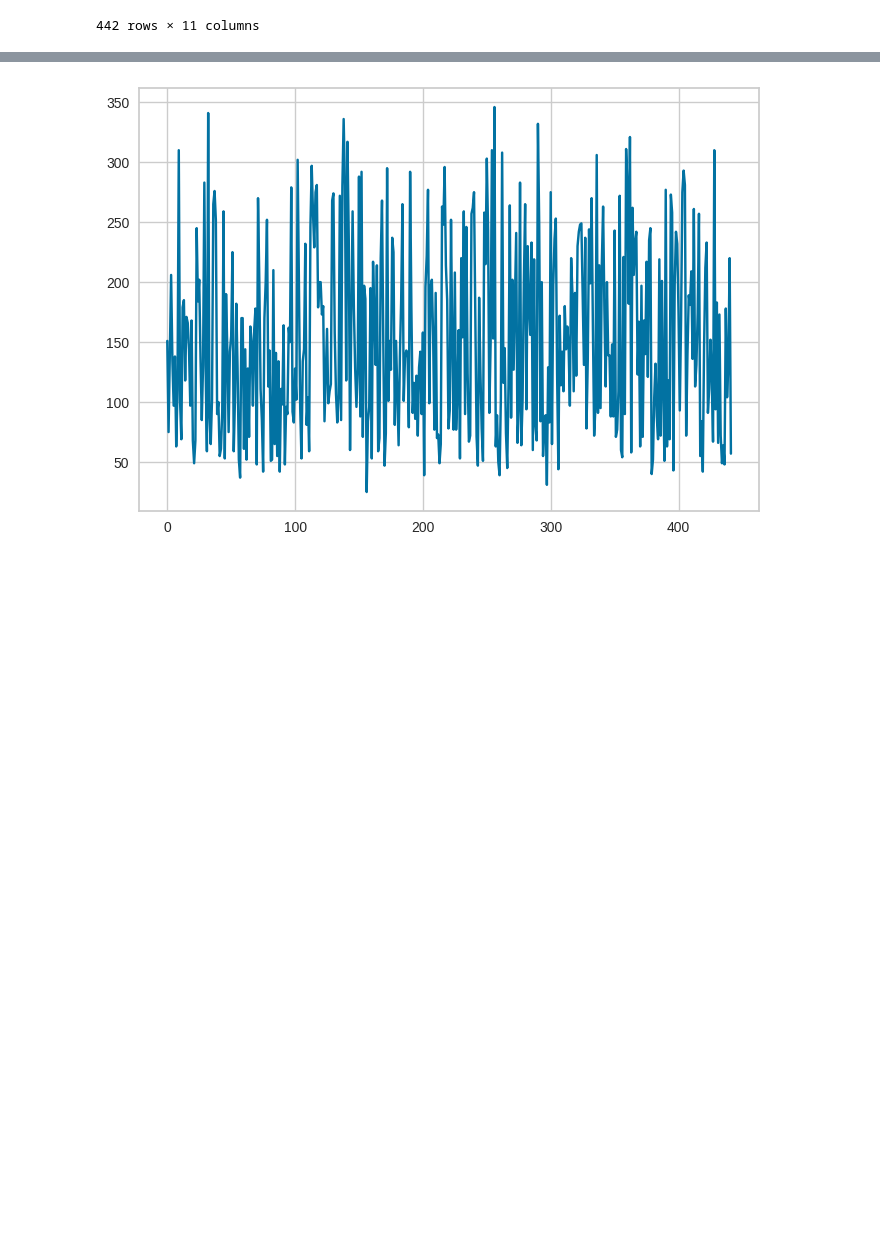
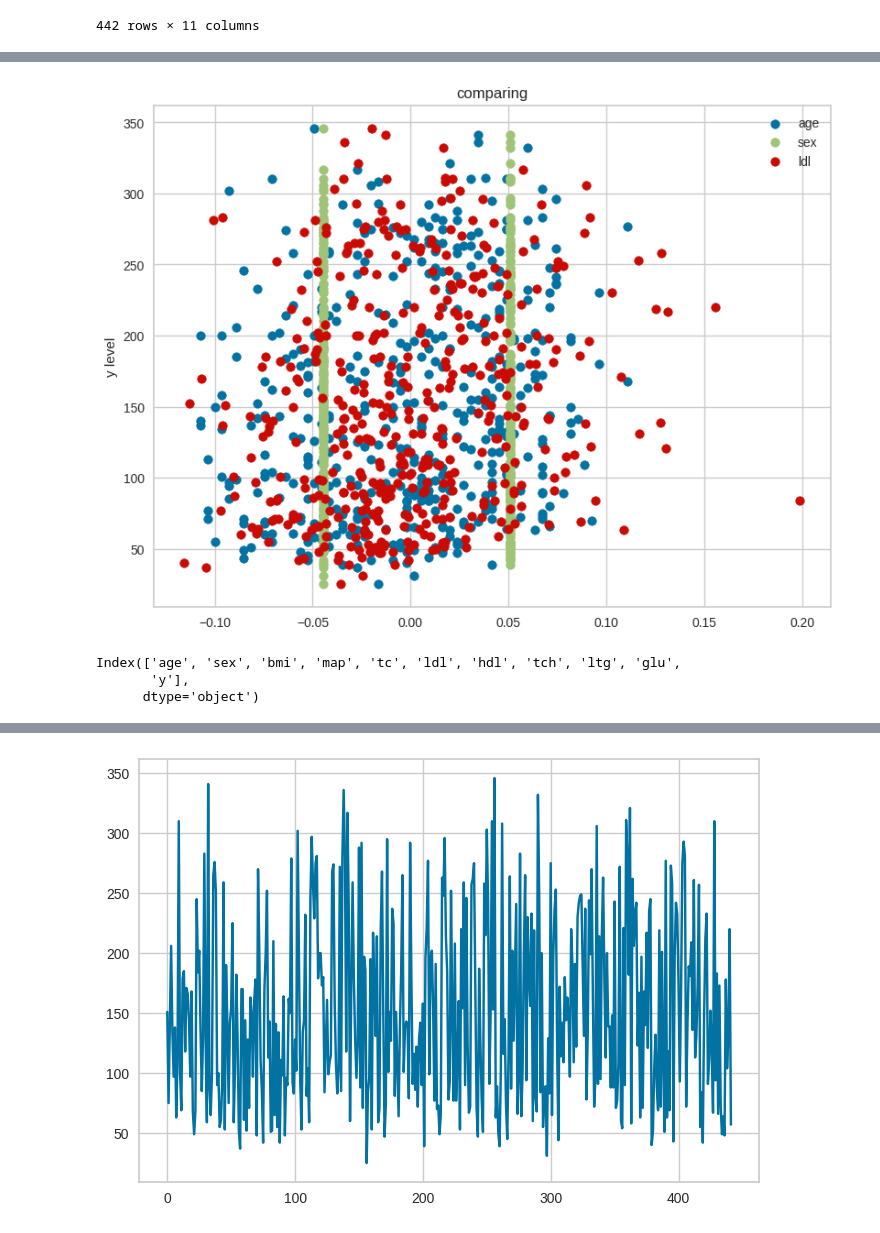
Before and after one commit to cantaruttim/Diabetes, a Jupyter notebook: Diabetes.ipynb, the cells around one changed output, grey strips where cells are left out. Cells and saved outputs as stored; diff of their text form; code cells hidden in the pictures; blank space fills up the shorter version.

```diff
--- a/Diabetes.ipynb
+++ b/Diabetes.ipynb
@@ -39,3 +39,23 @@ dataset.describe()
 | 50% | 5.383060e-03 | -4.464164e-02 | -7.283766e-03 | -5.670611e-03 | -4.320866e-03 | -3.819065e-03 | -6.584468e-03 | -2.592262e-03 | -1.947634e-03 | -1.077698e-03 | 140.500000 |
 | 75% | 3.807591e-02 | 5.068012e-02 | 3.124802e-02 | 3.564384e-02 | 2.835801e-02 | 2.984439e-02 | 2.931150e-02 | 3.430886e-02 | 3.243323e-02 | 2.791705e-02 | 211.500000 |
 | max | 1.107267e-01 | 5.068012e-02 | 1.705552e-01 | 1.320442e-01 | 1.539137e-01 | 1.987880e-01 | 1.811791e-01 | 1.852344e-01 | 1.335990e-01 | 1.356118e-01 | 346.000000 |
+# %%
+import matplotlib.pyplot as plt
+
+fig, ax = plt.subplots(figsize=(8, 6), layout='constrained')
+
+ax.scatter(dataset['age'], dataset['y'], label='age')
+ax.scatter(dataset['sex'], dataset['y'], label='sex')
+ax.scatter(dataset['ldl'], dataset['y'], label='ldl')
+
+ax.set_ylabel('y level')  # Add a y-label to the axes.
+ax.set_title("comparing")  # Add a title to the axes.
+ax.legend();  # Add a legend.
+# %% [output]
+[figure, added]
+# %%
+dataset.columns
+# %% [output]
+Index(['age', 'sex', 'bmi', 'map', 'tc', 'ldl', 'hdl', 'tch', 'ltg', 'glu',
+       'y'],
+      dtype='object')
```
Also changed, not shown: parts of 5 cells of this notebook.
